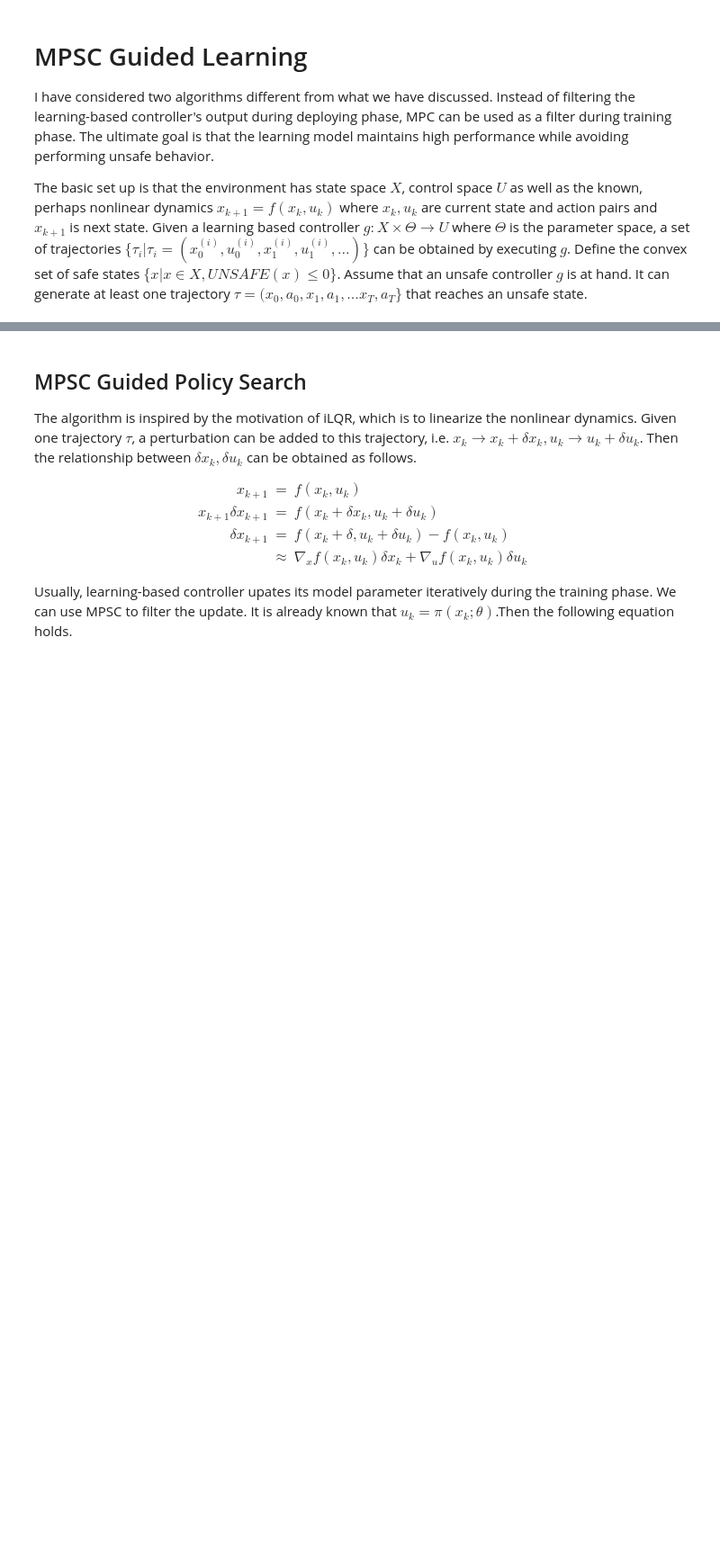
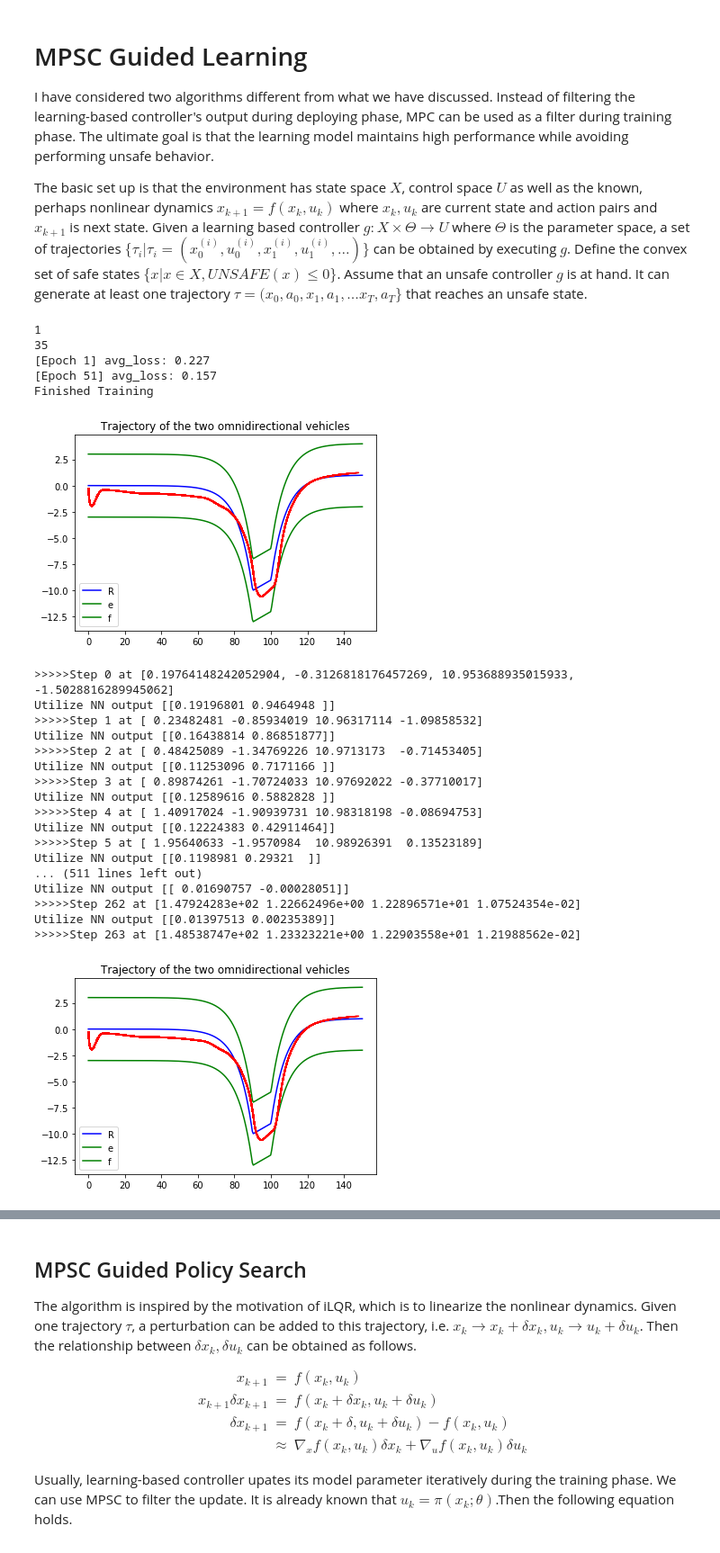
Before and after one commit to zwc662/MPSC_Guided_Imitation_Learning, a Jupyter notebook: ilqr/examples/car_3.ipynb, the cells around one changed output, grey strips where cells are left out. Shown at 90% size. Saved outputs shown, nothing was run; the diff lists cells and outputs as text; code cells hidden in the pictures; blank space fills up the shorter version.

```diff
--- a/ilqr/examples/car_3.ipynb
+++ b/ilqr/examples/car_3.ipynb
@@ -536,3 +546,36 @@ def train_pipeline(agent, x0s, train_trajs = None, paths = None, num_epoch = 100
     draw_agent_traj(trajs_)
     draw_str(nn_trajs_, mpc_trajs_)
     return trajs_, nn_trajs_, mpc_trajs_, train_trajs_
+# %%
+H = 2
+agent_ = NeuralNetwork(input_size = (H + 1) * dynamics.state_size, model_name = 'mlp_temp_H2_temp', batch_size = 500, checkpoint = 'checkpoints/mlp_H2.pt')
+paths = ['expert_traj/expert_pts_10058_H10.p', 'expert_traj/expert_pts_17358_H10.p']
+
+train_traj_aggr = train_traj
+
+trajs_, nn_trajs_, mpc_trajs_, train_trajs_  = train_pipeline(agent_, x0s, train_traj_aggr, paths = None)
+# %% [output]
+1
+35
+[Epoch 1] avg_loss: 0.227
+[Epoch 51] avg_loss: 0.157
+Finished Training
+[figure, added]
+>>>>>Step 0 at [0.19764148242052904, -0.3126818176457269, 10.953688935015933, -1.5028816289945062]
+Utilize NN output [[0.19196801 0.9464948 ]]
+>>>>>Step 1 at [ 0.23482481 -0.85934019 10.96317114 -1.09858532]
+Utilize NN output [[0.16438814 0.86851877]]
+>>>>>Step 2 at [ 0.48425089 -1.34769226 10.9713173  -0.71453405]
+Utilize NN output [[0.11253096 0.7171166 ]]
+>>>>>Step 3 at [ 0.89874261 -1.70724033 10.97692022 -0.37710017]
+Utilize NN output [[0.12589616 0.5882828 ]]
+>>>>>Step 4 at [ 1.40917024 -1.90939731 10.98318198 -0.08694753]
+Utilize NN output [[0.12224383 0.42911464]]
+>>>>>Step 5 at [ 1.95640633 -1.9570984  10.98926391  0.13523189]
+Utilize NN output [[0.1198981 0.29321  ]]
+... (511 lines left out)
+Utilize NN output [[ 0.01690757 -0.00028051]]
+>>>>>Step 262 at [1.47924283e+02 1.22662496e+00 1.22896571e+01 1.07524354e-02]
+Utilize NN output [[0.01397513 0.00235389]]
+>>>>>Step 263 at [1.48538747e+02 1.23323221e+00 1.22903558e+01 1.21988562e-02]
+[figure, added]
```
Also changed, not shown: parts of 11 cells of this notebook, 5 other files.
